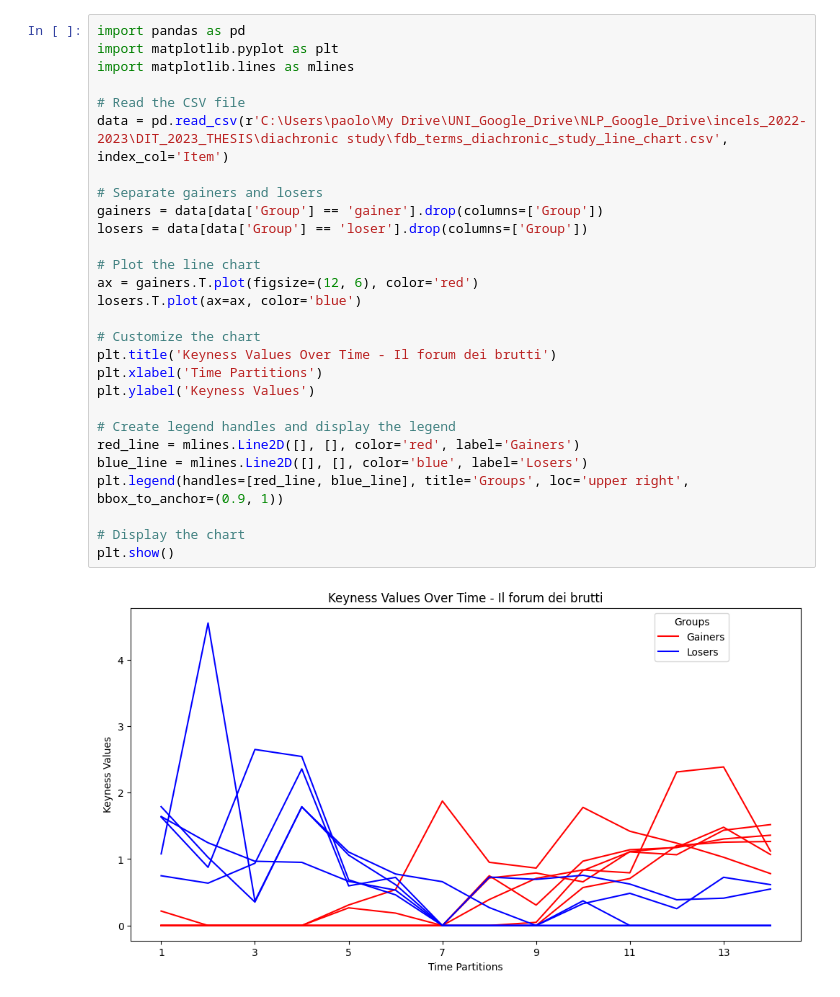
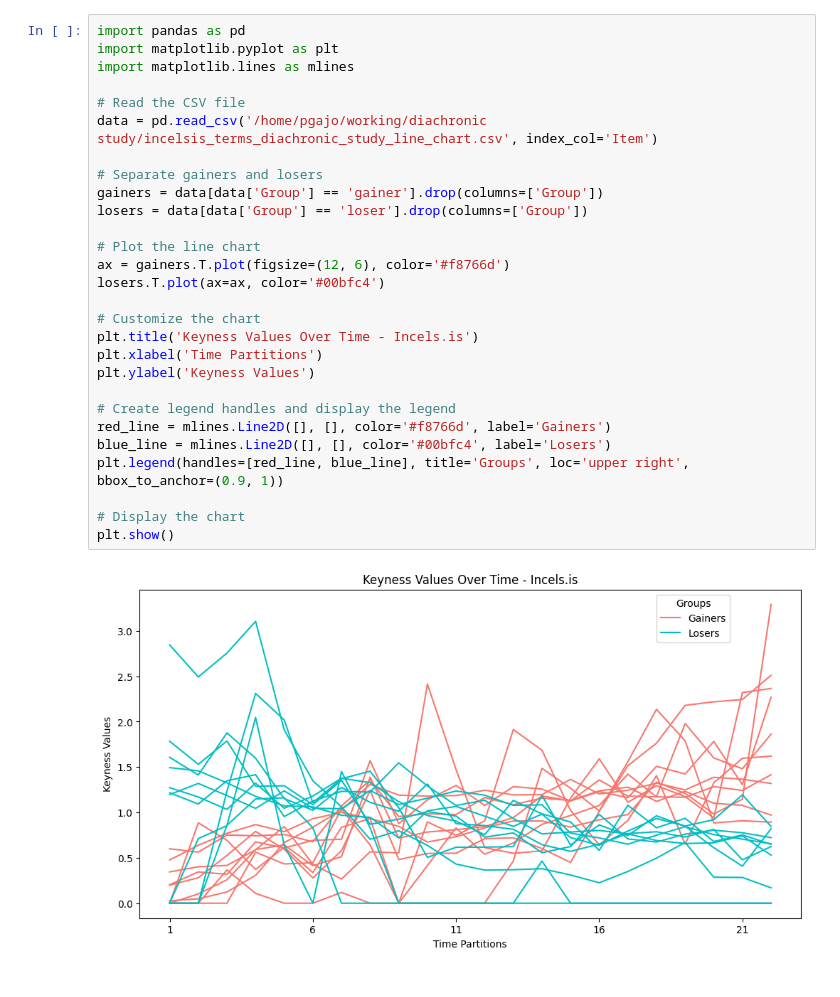
Before and after one commit to paolo-gajo/incel-thesis, a Jupyter notebook: diachronic study/line_chart_diachronic_study.ipynb, the cells around one changed output. Drawn from its saved outputs; the diff is of its cells as text.

Commit message:
Keyness charts teal-salmon

```diff
--- a/diachronic study/line_chart_diachronic_study.ipynb
+++ b/diachronic study/line_chart_diachronic_study.ipynb
@@ -1,30 +1,30 @@
 # %%
 import pandas as pd
 import matplotlib.pyplot as plt
 import matplotlib.lines as mlines
 
 # Read the CSV file
-data = pd.read_csv(r'C:\Users\paolo\My Drive\UNI_Google_Drive\NLP_Google_Drive\incels_2022-2023\DIT_2023_THESIS\diachronic study\fdb_terms_diachronic_study_line_chart.csv', index_col='Item')
+data = pd.read_csv('/home/pgajo/working/diachronic study/incelsis_terms_diachronic_study_line_chart.csv', index_col='Item')
 
 # Separate gainers and losers
 gainers = data[data['Group'] == 'gainer'].drop(columns=['Group'])
 losers = data[data['Group'] == 'loser'].drop(columns=['Group'])
 
 # Plot the line chart
-ax = gainers.T.plot(figsize=(12, 6), color='red')
-losers.T.plot(ax=ax, color='blue')
+ax = gainers.T.plot(figsize=(12, 6), color='#f8766d')
+losers.T.plot(ax=ax, color='#00bfc4')
 
 # Customize the chart
-plt.title('Keyness Values Over Time - Il forum dei brutti')
+plt.title('Keyness Values Over Time - Incels.is')
 plt.xlabel('Time Partitions')
 plt.ylabel('Keyness Values')
 
 # Create legend handles and display the legend
-red_line = mlines.Line2D([], [], color='red', label='Gainers')
-blue_line = mlines.Line2D([], [], color='blue', label='Losers')
+red_line = mlines.Line2D([], [], color='#f8766d', label='Gainers')
+blue_line = mlines.Line2D([], [], color='#00bfc4', label='Losers')
 plt.legend(handles=[red_line, blue_line], title='Groups', loc='upper right', bbox_to_anchor=(0.9, 1))
 
 # Display the chart
 plt.show()
 # %% [output]
-[figure, old version]
+[figure, new version]
```
Also changed, not shown: 2 other files.
